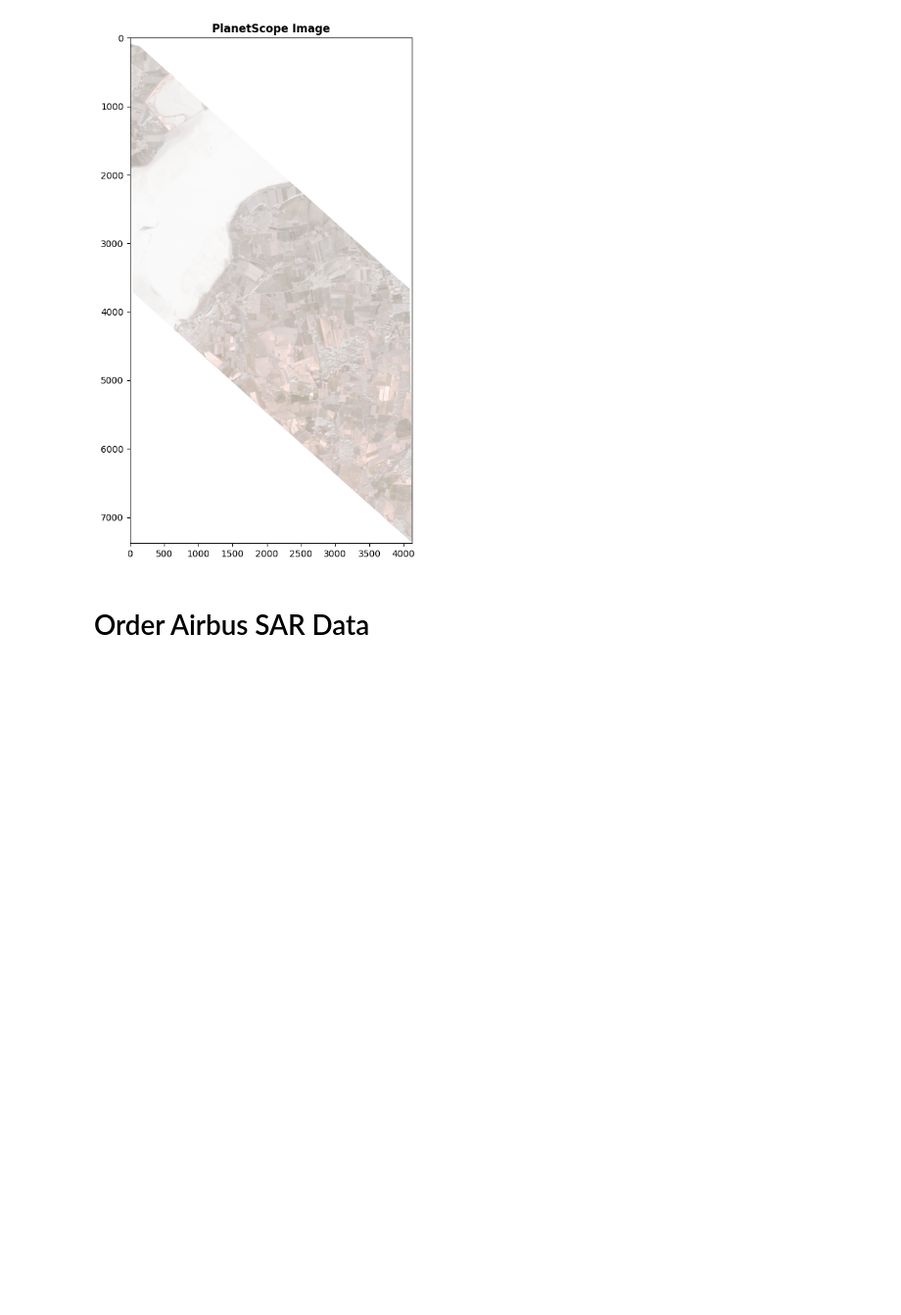
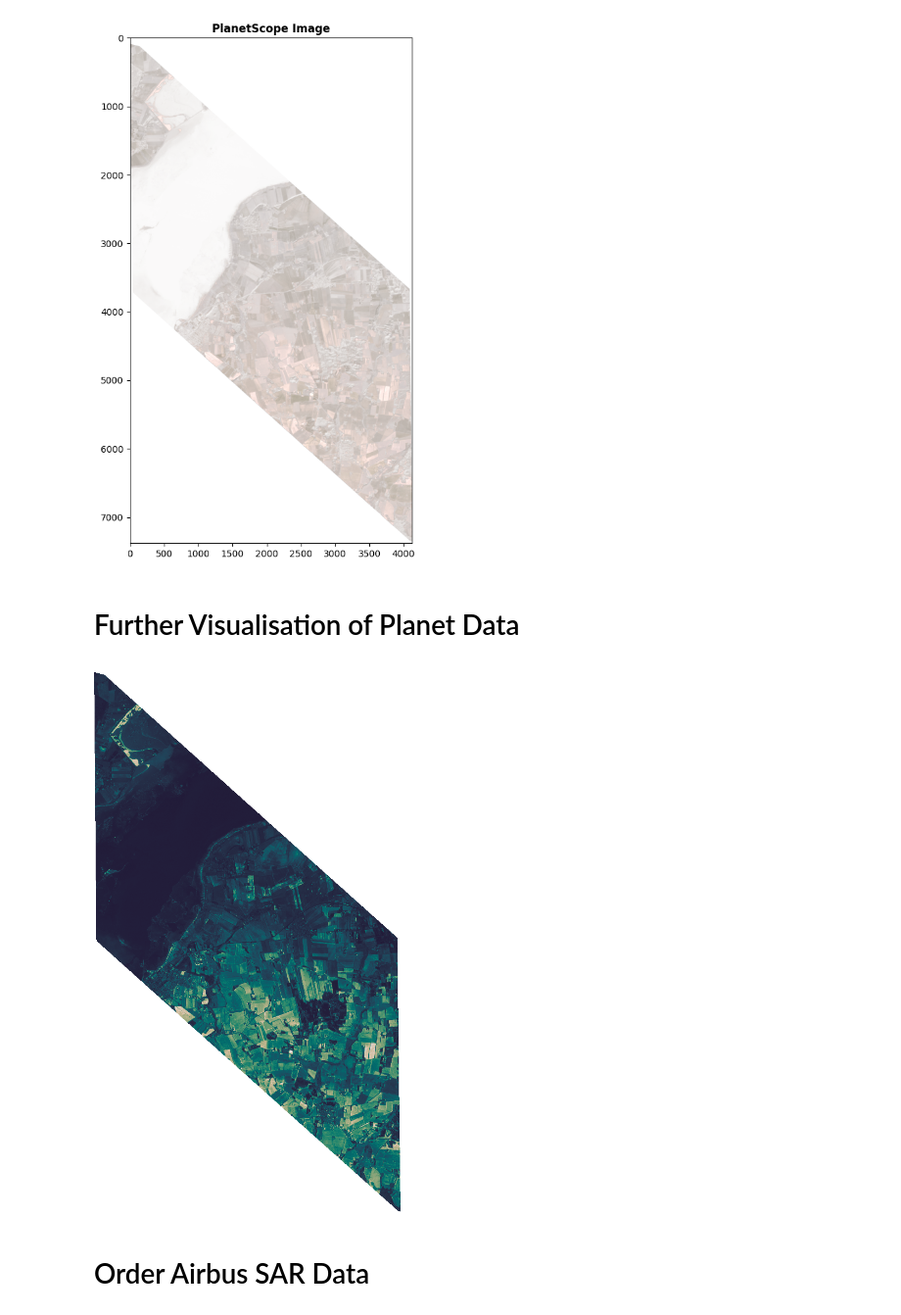
Before and after one commit to EO-DataHub/eodhp-guide, a Jupyter notebook: examples/uc9-data-discovery-and-analysis/CommercialDataOrdering.ipynb, the cells around one changed output. Shown at 98% size. Saved outputs shown, nothing was run; the diff lists cells and outputs as text; code cells hidden in the pictures; blank space fills up the shorter version.

Commit message:
Add further visualisation of Planet data in CommercialDataOrdering notebook

```diff
--- a/examples/uc9-data-discovery-and-analysis/CommercialDataOrdering.ipynb
+++ b/examples/uc9-data-discovery-and-analysis/CommercialDataOrdering.ipynb
@@ -148,6 +148,27 @@ with rasterio.open(BytesIO(resp.data)) as src:
 # %% [output]
 Clipping input data to the valid range for imshow with RGB data ([0..1] for floats or [0..255] for integers). Got range [0.0..2.1359].
 [figure]
+# %% [markdown]
+# Further Visualisation of Planet Data
+# %%
+import requests
+from IPython.display import Image, display
+
+TITILER_PREVIEW_URL = f'https://staging.eodatahub.org.uk/titiler/core/cog/preview'
+TITILER_PREVIEW_PARAMS = {
+    'url': asset.href,
+    'bidx': 1,
+    'rescale': '2229,12331',
+    'colormap_name': 'rain_r'
+}
+
+response = requests.get(TITILER_PREVIEW_URL, params=TITILER_PREVIEW_PARAMS, headers={'Authorization': f'Bearer {token}'})
+
+# Display the image
+image = Image(response.content)
+display(image)
+# %% [output]
+[figure, added]
 # %% [markdown]
 # Order Airbus SAR Data
 # %%
```
